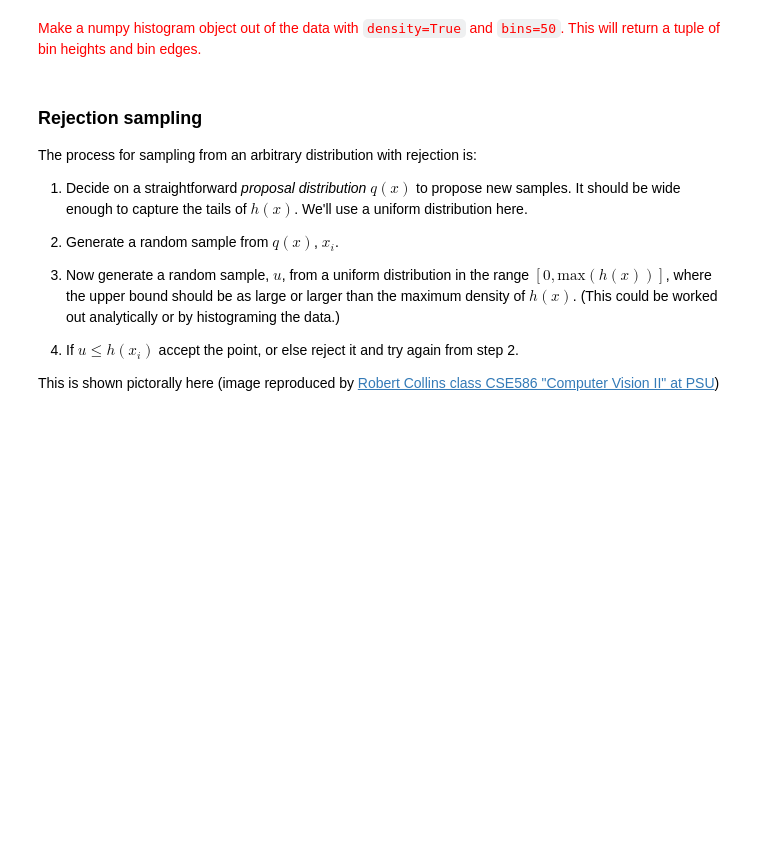
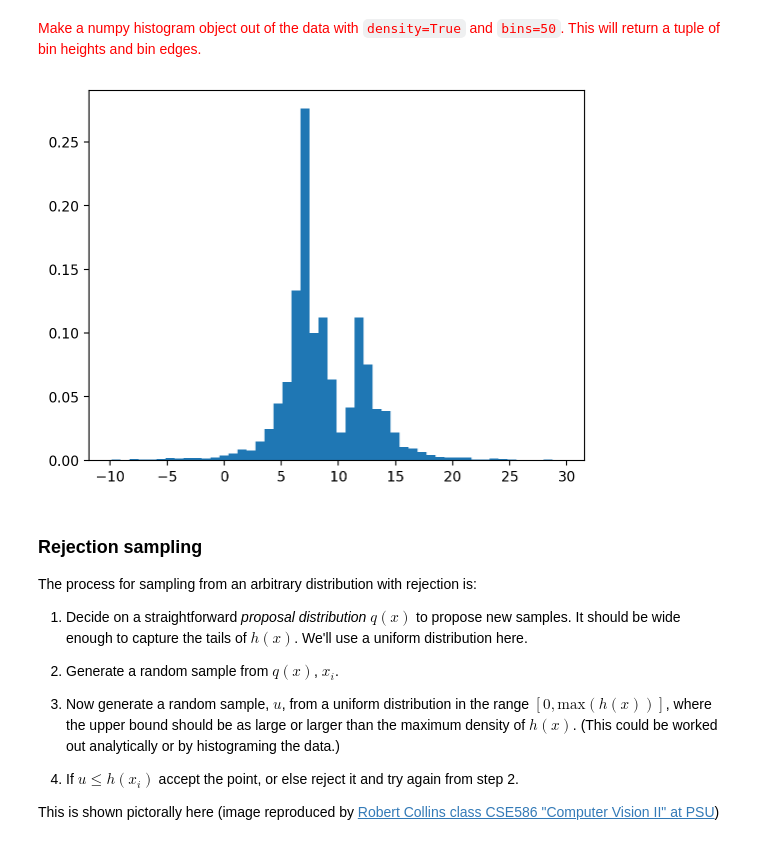
Before and after one commit to Snazzgul/sci-comp-ii-fall24, a Jupyter notebook: working/Lecture_4_multivar_central.ipynb, the cells around one changed output. Cells and saved outputs as stored; diff of their text form; code cells hidden in the pictures; blank space fills up the shorter version.

```diff
--- a/working/Lecture_4_multivar_central.ipynb
+++ b/working/Lecture_4_multivar_central.ipynb
@@ -420,6 +422,11 @@ data = data[data > -10]
 data = data[data < 30]
 # %% [markdown]
 <font color='red'>Make a numpy histogram object out of the data with `density=True` and `bins=50`. This will return a tuple of bin heights and bin edges.</font>
+# %%
+plt.hist(data, density=True, bins=50)
+plt.show()
+# %% [output]
+[figure, added]
 # %% [markdown]
 ### Rejection sampling
 
```
Also changed, not shown: parts of 6 cells of this notebook.
